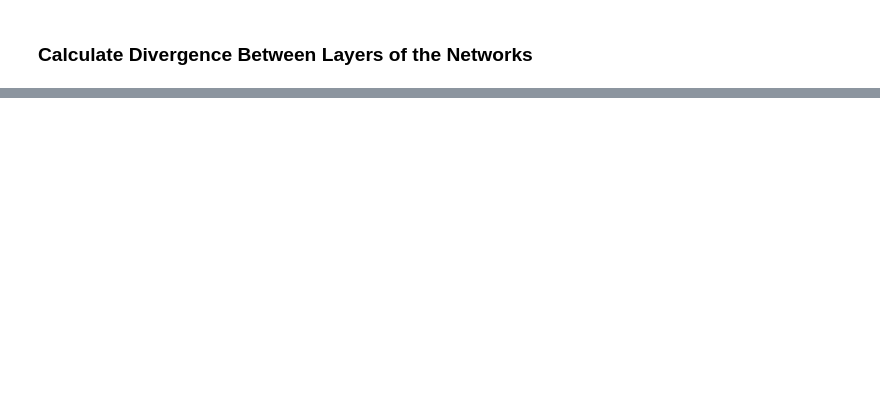
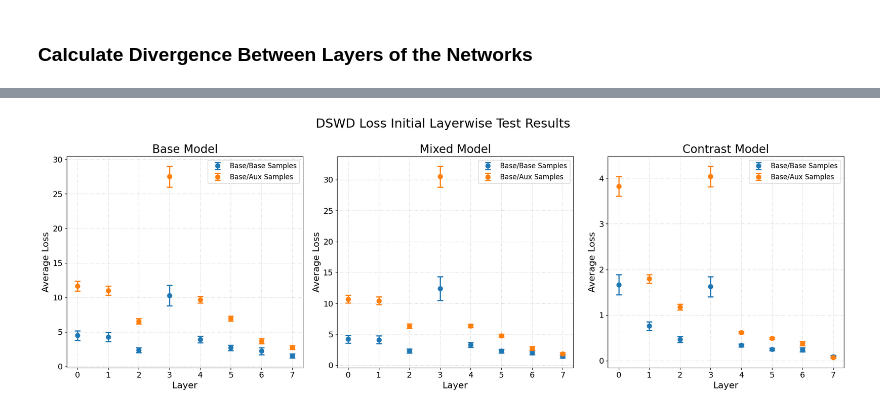
Before and after one commit to justlab11/FeatureAlignment, a Jupyter notebook: unet_work.ipynb, the cells around one changed output, grey strips where cells are left out. Saved outputs shown, nothing was run; the diff lists cells and outputs as text; code cells hidden in the pictures; blank space fills up the shorter version.

Commit message:
finished unet_work notebook

```diff
--- a/unet_work.ipynb
+++ b/unet_work.ipynb
@@ -253,8 +313,8 @@ for i, temp in enumerate(temp_range):
 
         if val_loss < best_val_loss[i]:
             best_val_loss[i] = val_loss
-            torch.save(model.state_dict(), f"models_unet/contrast_body_{base}+{aux}_{round(temp, 2)}.pt")
-            torch.save(proj_head.state_dict(), f"models_unet/contrast_proj_{base}+{aux}_{round(temp, 2)}.pt")
+            torch.save(model.state_dict(), f"unet_folder/contrast_body_{base}+{aux}_{round(temp, 2)}.pt")
+            torch.save(proj_head.state_dict(), f"unet_folder/contrast_proj_{base}+{aux}_{round(temp, 2)}.pt")
 
         if contrast_early_stopper(val_loss):
             print("\n")
@@ -562,11 +657,11 @@ plt.show()
 ### Calculate Divergence Between Layers of the Networks
 # %%
 base_model = TinyCNN()
-base_model.load_state_dict(torch.load(f"models_unet/base_classifier_{base}.pt", weights_only=True))
+base_model.load_state_dict(torch.load(f"unet_folder/base_classifier_{base}.pt", weights_only=True))
 base_model.eval()
 
 mixed_model = TinyCNN()
-mixed_model.load_state_dict(torch.load(f"models_unet/mixed_classifier_{base}+{aux}.pt", weights_only=True))
+mixed_model.load_state_dict(torch.load(f"unet_folder/mixed_classifier_{base}+{aux}.pt", weights_only=True))
 mixed_model.eval()
 
 contrast_body = TinyCNN_Headless()
@@ -577,7 +672,7 @@ contrast_model = WrapperModelTrainHead(
     head=contrast_head
 )
 
-contrast_model.load_state_dict(torch.load(f"models_unet/contrast_classifier_{base}+{aux}.pt", weights_only=True))
+contrast_model.load_state_dict(torch.load(f"unet_folder/contrast_classifier_{base}+{aux}.pt", weights_only=True))
 contrast_model.eval()
 
 base_model.to(DEVICE)
@@ -653,0 +770,8 @@ for i, (base, aux, label) in enumerate(val_loader):
+# %%
+# with open(r"C:\Users\Justin\Downloads\data.pkl", "wb") as f:
+#     pickle.dump(dswd_loss_test, f)
+
+with open(r"C:\Users\Justin\Downloads\data.pkl", "rb") as f:
+    loaded = pickle.load(f)
+
+loaded
@@ -653,0 +796,50 @@ for i, (base, aux, label) in enumerate(val_loader):
+# %%
+fig, axs = plt.subplots(1, 3, figsize=(20, 7))
+fig.suptitle('DSWD Loss Initial Layerwise Test Results', fontsize=22)
+
+categories = ['base', 'mixed', 'contrast']
+modes = ['Base/Base', 'Base/Aux']
+
+def dict_to_array(data_dict):
+    return np.array([data_dict[str(i)] for i in range(10)])
+
+colors = ['#1f77b4', '#ff7f0e']  # Blue, Orange
+
+for i, cat in enumerate(categories):
+    for j in range(2):
+        data = loaded[cat][j]
+        array = dict_to_array(data).reshape(-1, 9)
+
+        array = np.delete(array, 6, axis=1)
+
+        means = np.mean(array, axis=0)
+        stds = np.std(array, axis=0)
+        x = range(8)
+
+        axs[i].grid(True, linestyle=":", alpha=.7)
+
+        axs[i].errorbar(x, means, yerr=stds, capsize=5, marker='o',
+                        color=colors[j], ecolor=colors[j],
+                        markersize=8, linewidth=2, capthick=2,
+                        label=f'{modes[j]} Samples', linestyle='none')
+
+    # Increase title font size
+    axs[i].set_title(f'{cat.capitalize()} Model', fontsize=20)
+
+    # Increase x-label font size
+    axs[i].set_xlabel('Layer', fontsize=16)
+
+    # Increase y-label font size
+    axs[i].set_ylabel('Average Loss', fontsize=16)
+
+    # Increase tick label font sizes
+    axs[i].tick_params(axis='both', which='major', labelsize=14)
+
+    # Add legend
+    axs[i].legend(fontsize=12)
+
+plt.tight_layout()
+plt.savefig(f'images/DSW_initial_{base}+{aux}_edit.pdf', format="pdf", dpi=300)
+plt.show()
+# %% [output]
+[figure, added]
```
Also changed, not shown: parts of 42 cells of this notebook, 4 other files.
